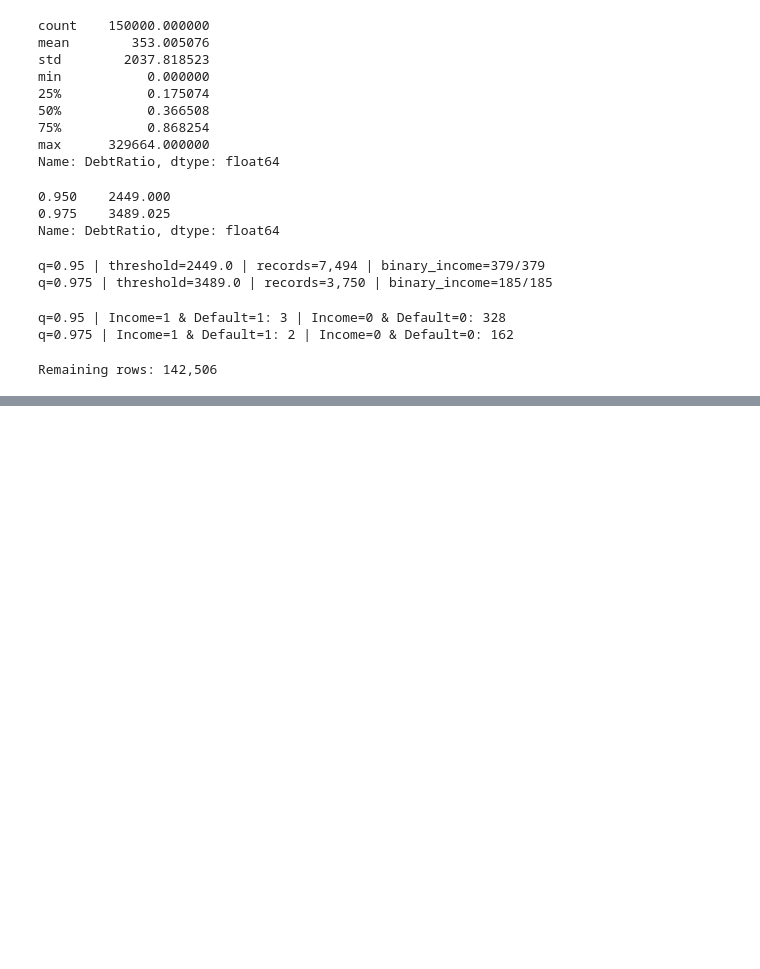
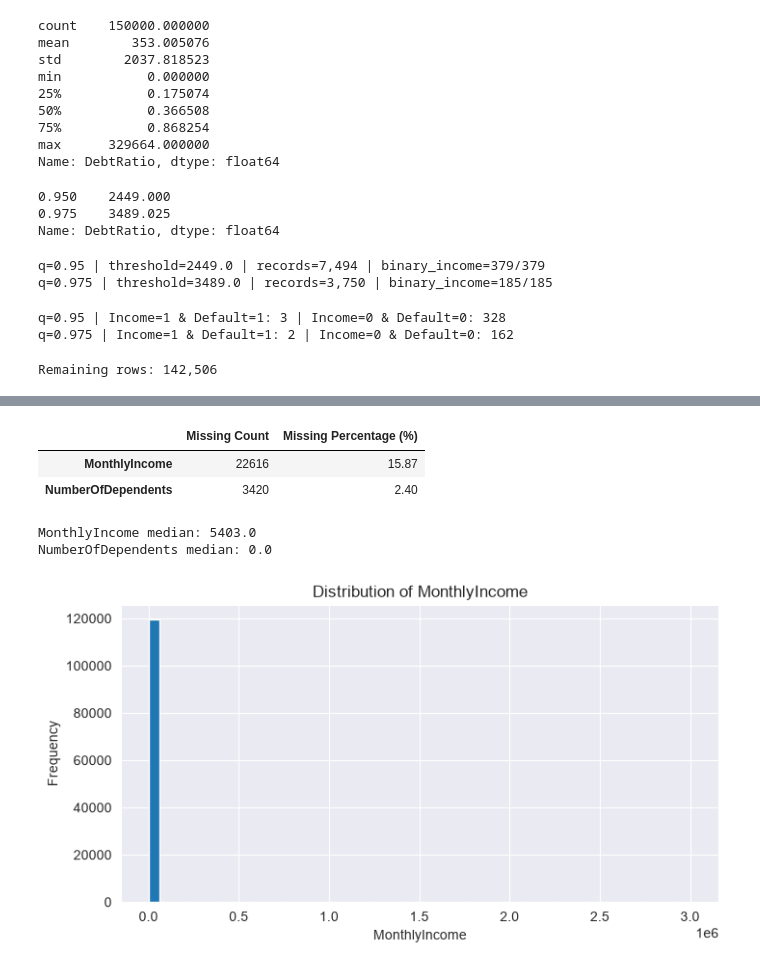
Before and after one commit to Miqaye1/Programming_Project, a Jupyter notebook: Untitled-1.ipynb, the cells around one changed output, grey strips where cells are left out. Drawn from its saved outputs; the diff is of its cells as text; code cells hidden in the pictures; blank space fills up the shorter version.

Commit message:
Reorganized project structure and updated data cleaning code

```diff
--- a/Untitled-1.ipynb
+++ b/Untitled-1.ipynb
@@ -136,0 +231,29 @@ Remaining rows: 142,506
+# %%
+missing = pd.DataFrame({
+    "Missing Count": df_labeled.isnull().sum(),
+    "Missing Percentage (%)": round(df_labeled.isnull().mean() * 100, 2)
+})
+
+missing = missing[missing["Missing Count"] > 0]
+missing.sort_values("Missing Percentage (%)", ascending=False)
+# %% [output]
+|  | Missing Count | Missing Percentage (%) |
+| MonthlyIncome | 22616 | 15.87 |
+| NumberOfDependents | 3420 | 2.40 |
+# %%
+print("MonthlyIncome median:", df_labeled["MonthlyIncome"].median())
+print("NumberOfDependents median:", df_labeled["NumberOfDependents"].median())
+# %% [output]
+MonthlyIncome median: 5403.0
+NumberOfDependents median: 0.0
+# %%
+import matplotlib.pyplot as plt
+
+plt.figure(figsize=(8, 4))
+plt.hist(df_labeled["MonthlyIncome"].dropna(), bins=50)
+plt.title("Distribution of MonthlyIncome")
+plt.xlabel("MonthlyIncome")
+plt.ylabel("Frequency")
+plt.show()
+# %% [output]
+[figure, added]
```
Also changed, not shown: parts of 10 cells of this notebook.
